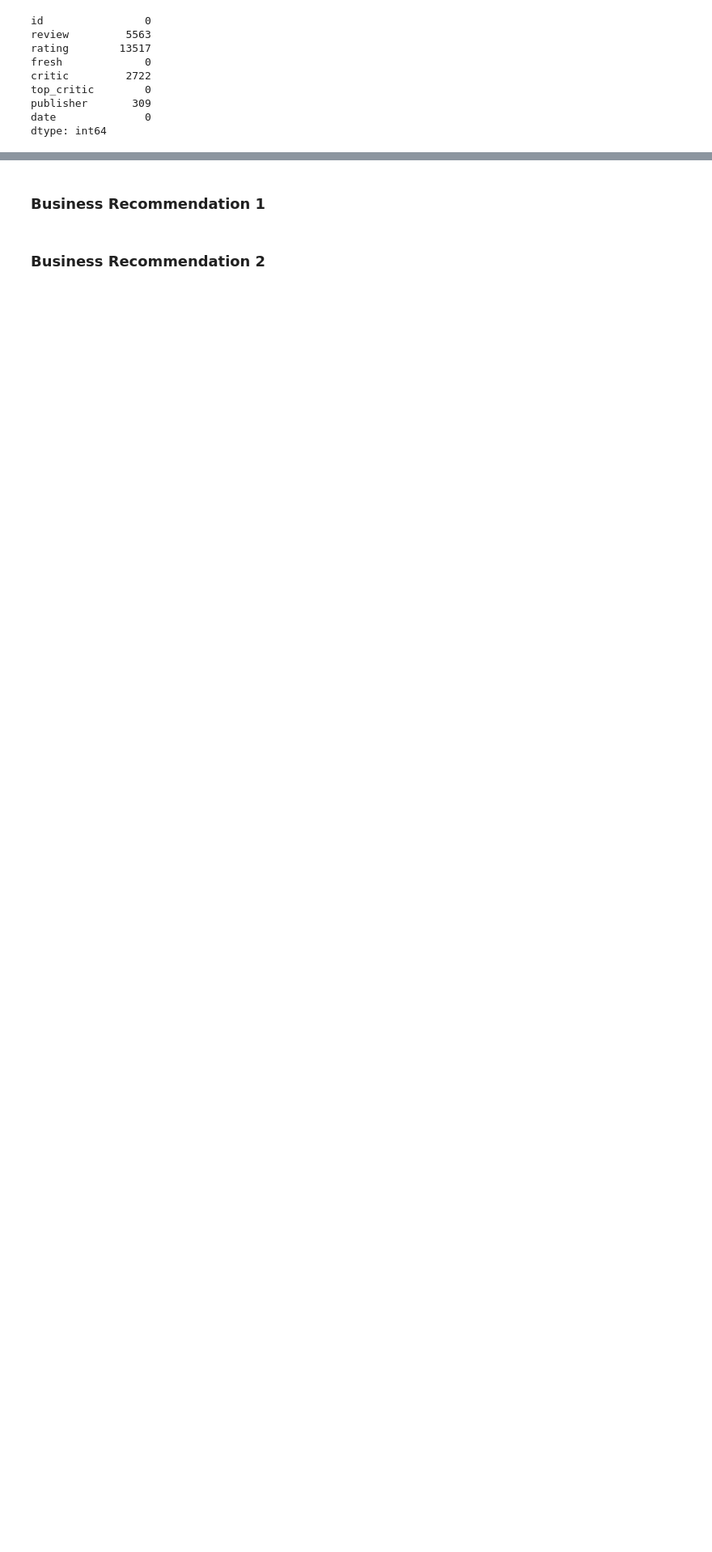
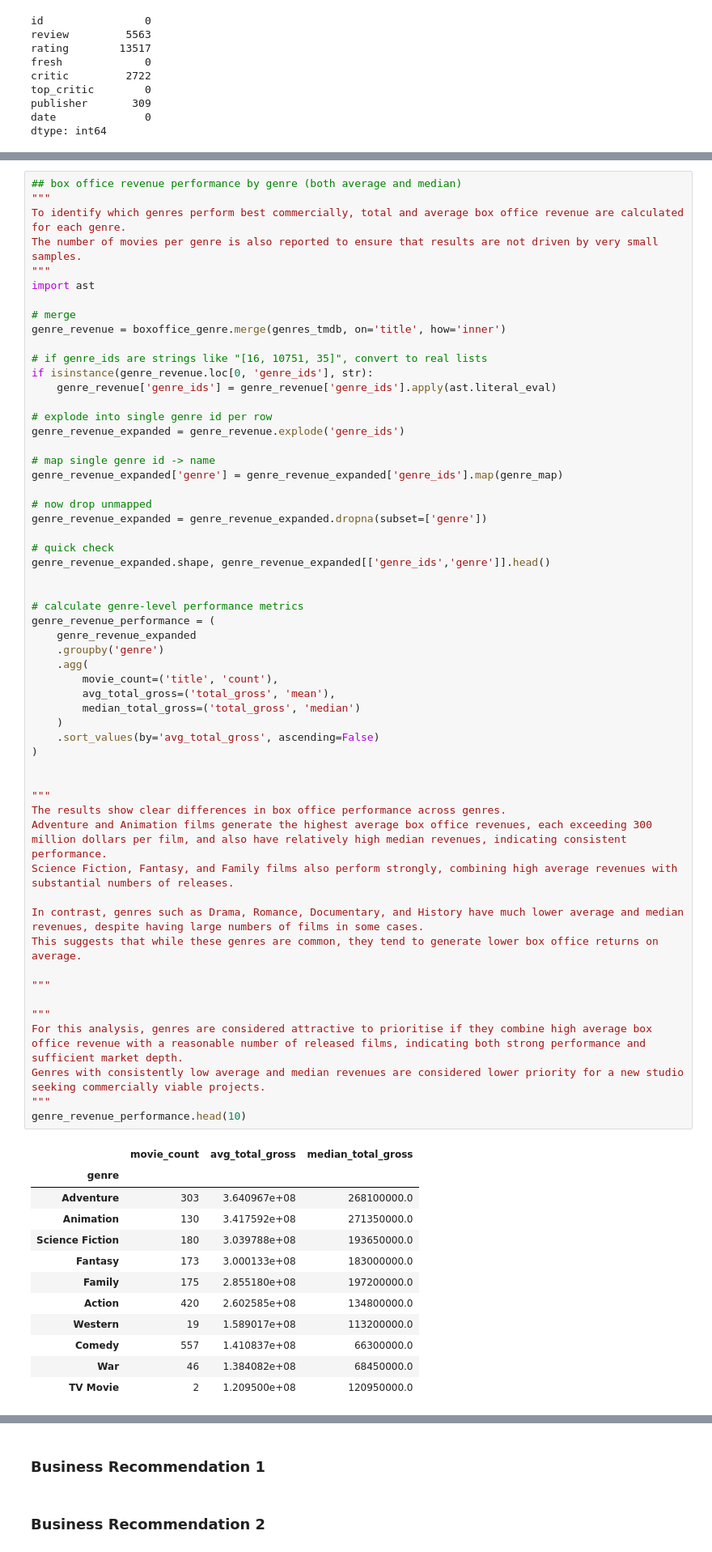
Before and after one commit to raphaelndemo/Movie-Industry-Analysis, a Jupyter notebook: notebooks/final.ipynb, the cells around one changed output, grey strips where cells are left out. Shown at 81% size. Drawn from its saved outputs; the diff is of its cells as text; blank space fills up the shorter version.

```diff
--- a/notebooks/final.ipynb
+++ b/notebooks/final.ipynb
@@ -735,0 +954,69 @@ np.int64(0)
+# %%
+## box office revenue performance by genre (both average and median)
+"""
+To identify which genres perform best commercially, total and average box office revenue are calculated for each genre.
+The number of movies per genre is also reported to ensure that results are not driven by very small samples.
+"""
+import ast
+
+# merge
+genre_revenue = boxoffice_genre.merge(genres_tmdb, on='title', how='inner')
+
+# if genre_ids are strings like "[16, 10751, 35]", convert to real lists
+if isinstance(genre_revenue.loc[0, 'genre_ids'], str):
+    genre_revenue['genre_ids'] = genre_revenue['genre_ids'].apply(ast.literal_eval)
+
+# explode into single genre id per row
+genre_revenue_expanded = genre_revenue.explode('genre_ids')
+
+# map single genre id -> name
+genre_revenue_expanded['genre'] = genre_revenue_expanded['genre_ids'].map(genre_map)
+
+# now drop unmapped
+genre_revenue_expanded = genre_revenue_expanded.dropna(subset=['genre'])
+
+# quick check
+genre_revenue_expanded.shape, genre_revenue_expanded[['genre_ids','genre']].head()
+
+
+# calculate genre-level performance metrics
+genre_revenue_performance = (
+    genre_revenue_expanded
+    .groupby('genre')
+    .agg(
+        movie_count=('title', 'count'),
+        avg_total_gross=('total_gross', 'mean'),
+        median_total_gross=('total_gross', 'median')
+    )
+    .sort_values(by='avg_total_gross', ascending=False)
+)
+
+
+"""
+The results show clear differences in box office performance across genres.
+Adventure and Animation films generate the highest average box office revenues, each exceeding 300 million dollars per film, and also have relatively high median revenues, indicating consistent performance.
+Science Fiction, Fantasy, and Family films also perform strongly, combining high average revenues with substantial numbers of releases.
+
+In contrast, genres such as Drama, Romance, Documentary, and History have much lower average and median revenues, despite having large numbers of films in some cases.
+This suggests that while these genres are common, they tend to generate lower box office returns on average.
+
+"""
+
+"""
+For this analysis, genres are considered attractive to prioritise if they combine high average box office revenue with a reasonable number of released films, indicating both strong performance and sufficient market depth.
+Genres with consistently low average and median revenues are considered lower priority for a new studio seeking commercially viable projects.
+"""
+genre_revenue_performance.head(10)
+# %% [output]
+|  | movie_count | avg_total_gross | median_total_gross |
+| genre |  |  |  |
+| Adventure | 303 | 3.640967e+08 | 268100000.0 |
+| Animation | 130 | 3.417592e+08 | 271350000.0 |
+| Science Fiction | 180 | 3.039788e+08 | 193650000.0 |
+| Fantasy | 173 | 3.000133e+08 | 183000000.0 |
+| Family | 175 | 2.855180e+08 | 197200000.0 |
+| Action | 420 | 2.602585e+08 | 134800000.0 |
+| Western | 19 | 1.589017e+08 | 113200000.0 |
+| Comedy | 557 | 1.410837e+08 | 66300000.0 |
+| War | 46 | 1.384082e+08 | 68450000.0 |
+| TV Movie | 2 | 1.209500e+08 | 120950000.0 |
```
Also changed, not shown: parts of 25 cells of this notebook.
